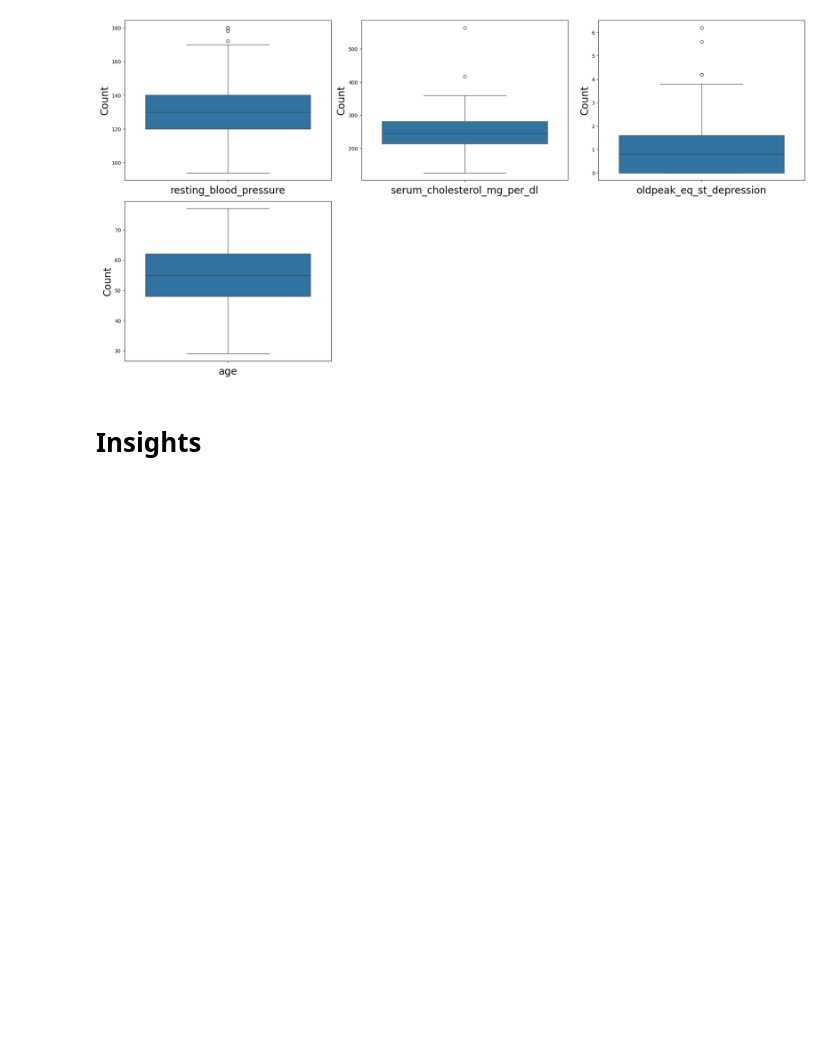
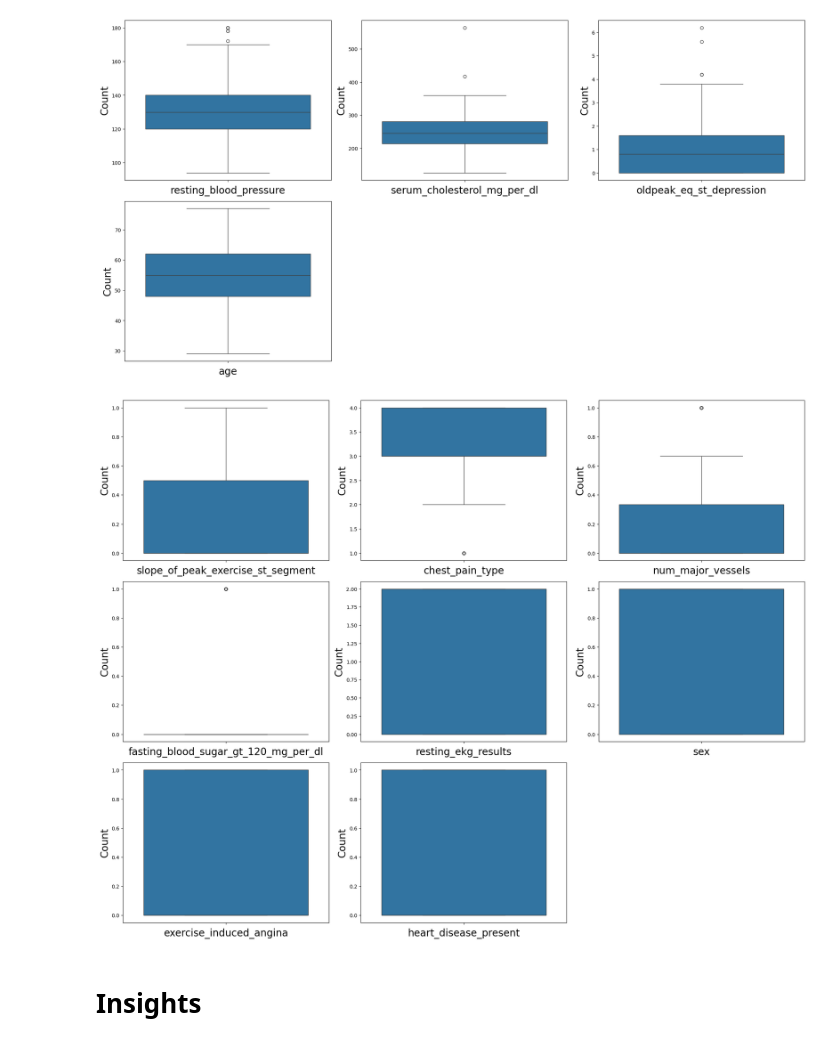
Before and after one commit to Krishna2win/Heart_Disease_Prediction, a Jupyter notebook: Pythonfile.ipynb, the cells around one changed output. Saved outputs shown, nothing was run; the diff lists cells and outputs as text; code cells hidden in the pictures; blank space fills up the shorter version.

```diff
--- a/Pythonfile.ipynb
+++ b/Pythonfile.ipynb
@@ -249,6 +250,20 @@ for column in data_dis:
 plt.tight_layout()
 # %% [output]
 [figure]
+# %%
+plt.figure(figsize=(20,25),facecolor='white')
+plotnumber=1
+
+for column in data_cat:
+    if plotnumber<=13:
+        ax=plt.subplot(5,3,plotnumber)
+        sns.boxplot(data[column])
+        plt.xlabel(column,fontsize=20)
+        plt.ylabel('Count',fontsize=20)
+    plotnumber+=1
+plt.tight_layout()
+# %% [output]
+[figure, added]
 # %% [markdown]
 # Insights
 # %% [raw]
```
Also changed, not shown: parts of 18 cells of this notebook.
